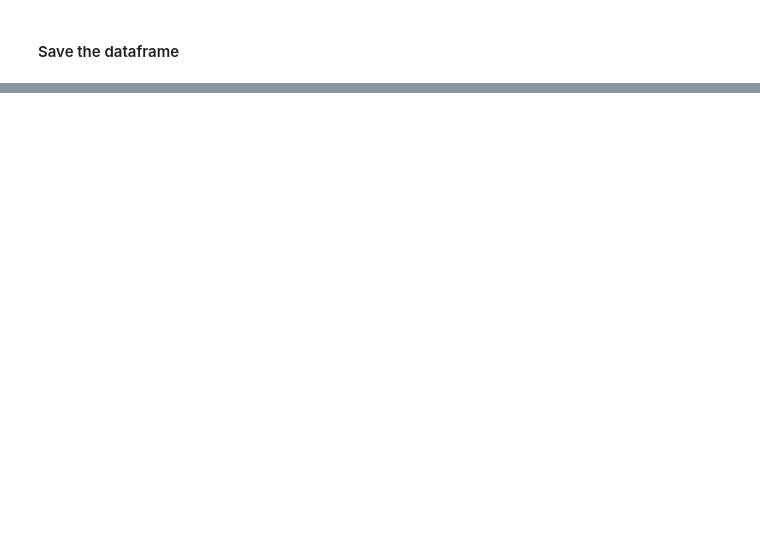
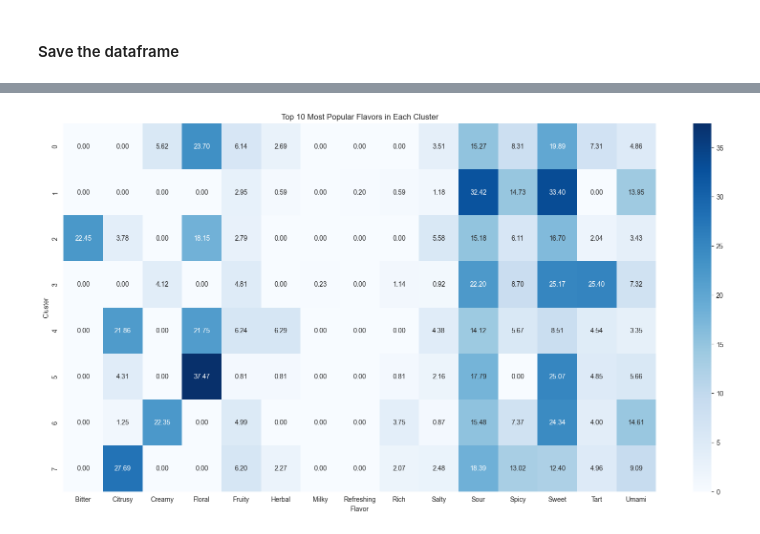
Before and after one commit to Data-Wrangling-and-Visualisation/Napitochki, a Jupyter notebook: data_exploration/EDA.ipynb, the cells around one changed output, grey strips where cells are left out. Saved outputs shown, nothing was run; the diff lists cells and outputs as text; code cells hidden in the pictures; blank space fills up the shorter version.

```diff
--- a/data_exploration/EDA.ipynb
+++ b/data_exploration/EDA.ipynb
@@ -703,0 +712,22 @@ df.to_csv('../data/drinks.csv', index=False)
+# %%
+# calculate top 10 most popular flavors in each cluster and percentage of flavors in each cluster
+# group by cluster and explode the taste column
+df_exploded = df.explode('taste')
+df_exploded['taste'].value_counts()
+# group by cluster and taste and count the number of drinks
+cluster_taste_counts = df_exploded.groupby(['cluster', 'taste']).size().reset_index(name='count')
+# calculate percentage of each flavor in each cluster
+cluster_taste_counts['percentage'] = cluster_taste_counts.groupby('cluster')['count'].transform(lambda x: x / x.sum() * 100)
+# calculate top 10 most popular flavors in each cluster
+cluster_taste_counts_top10 = cluster_taste_counts.sort_values(['cluster', 'count'], ascending=[True, False]).groupby('cluster').head(10)
+# pivot the table to have flavors as columns
+cluster_taste_counts_pivot = cluster_taste_counts_top10.pivot(index='cluster', columns='taste', values='percentage').fillna(0)
+# plot the top 10 most popular flavors in each cluster
+plt.figure(figsize=(20, 10))
+sns.heatmap(cluster_taste_counts_pivot, annot=True, fmt='.2f', cmap='Blues')
+plt.title('Top 10 Most Popular Flavors in Each Cluster')
+plt.xlabel('Flavor')
+plt.ylabel('Cluster')
+plt.show()
+# %% [output]
+[figure, added]
```
Also changed, not shown: parts of 15 cells of this notebook, 17 other files.
